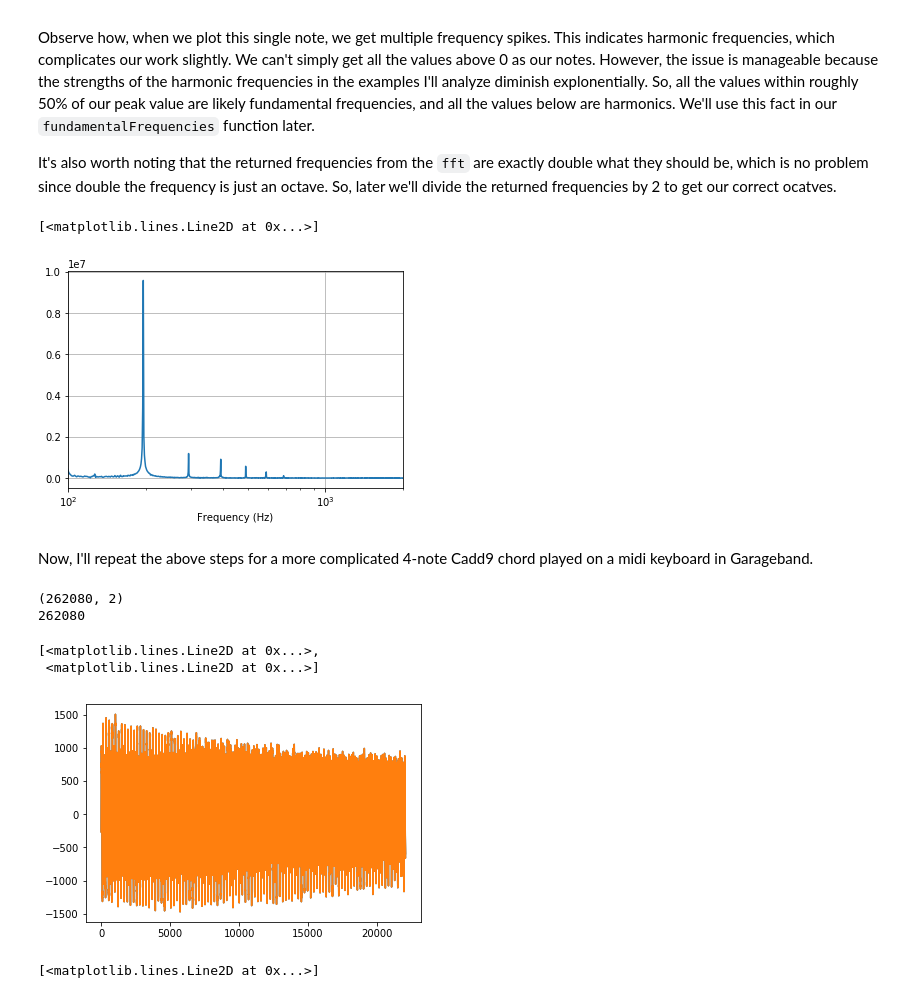
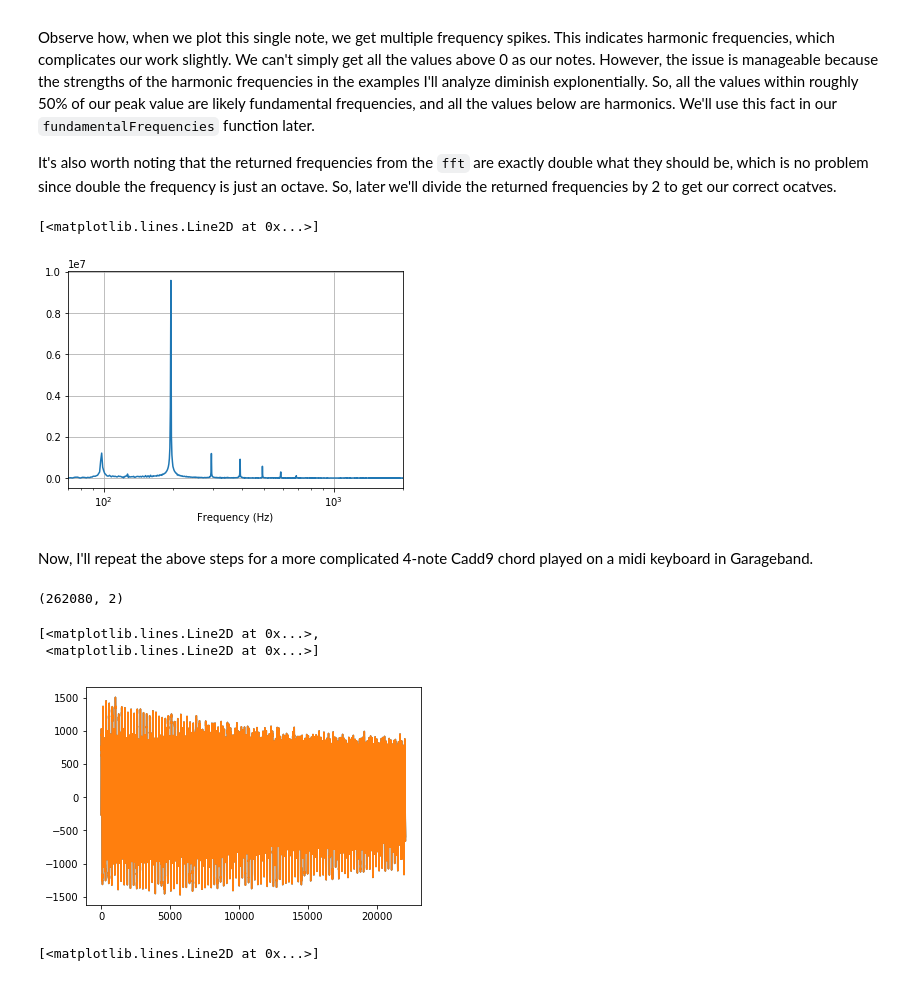
Before and after one commit to TedHartel/Final-Project, a Jupyter notebook: Final Project.ipynb, the cells around one changed output. Drawn from its saved outputs; the diff is of its cells as text; code cells hidden in the pictures.

```diff
--- a/Final Project.ipynb
+++ b/Final Project.ipynb
@@ -60,27 +60,24 @@ It's also worth noting that the returned frequencies from the `fft` are exactly
 # %%
 datafft = fft(newData)
 fftabs = abs(datafft)
 freqs = fftfreq(len(fftabs),1/samplerate)
 
-plt.xlim( [100, 2000] )
+plt.xlim( [70, 2000] )
 plt.xscale( 'log' )
 plt.grid( True )
 plt.xlabel( 'Frequency (Hz)' )
 plt.plot((freqs[:int(freqs.size/2)])*.5,fftabs[:int(freqs.size/2)])
 # %% [output]
 [<matplotlib.lines.Line2D at 0x...>]
-[figure, old version]
+[figure, new version]
 # %% [markdown]
 Now, I'll repeat the above steps for a more complicated 4-note Cadd9 chord played on a midi keyboard in Garageband.
 # %%
 samplerateCadd9, Cadd9data = wav.read('Cadd9.wav')
 print(Cadd9data.shape)
-samples=Cadd9data.shape[0]
-print(samples)
 plt.plot(data[samplerate:int(1.5*samplerate)])
 # %% [output]
 (262080, 2)
-262080
 [<matplotlib.lines.Line2D at 0x...>,
  <matplotlib.lines.Line2D at 0x...>]
 [figure]
```
Also changed, not shown: parts of 5 cells of this notebook.
